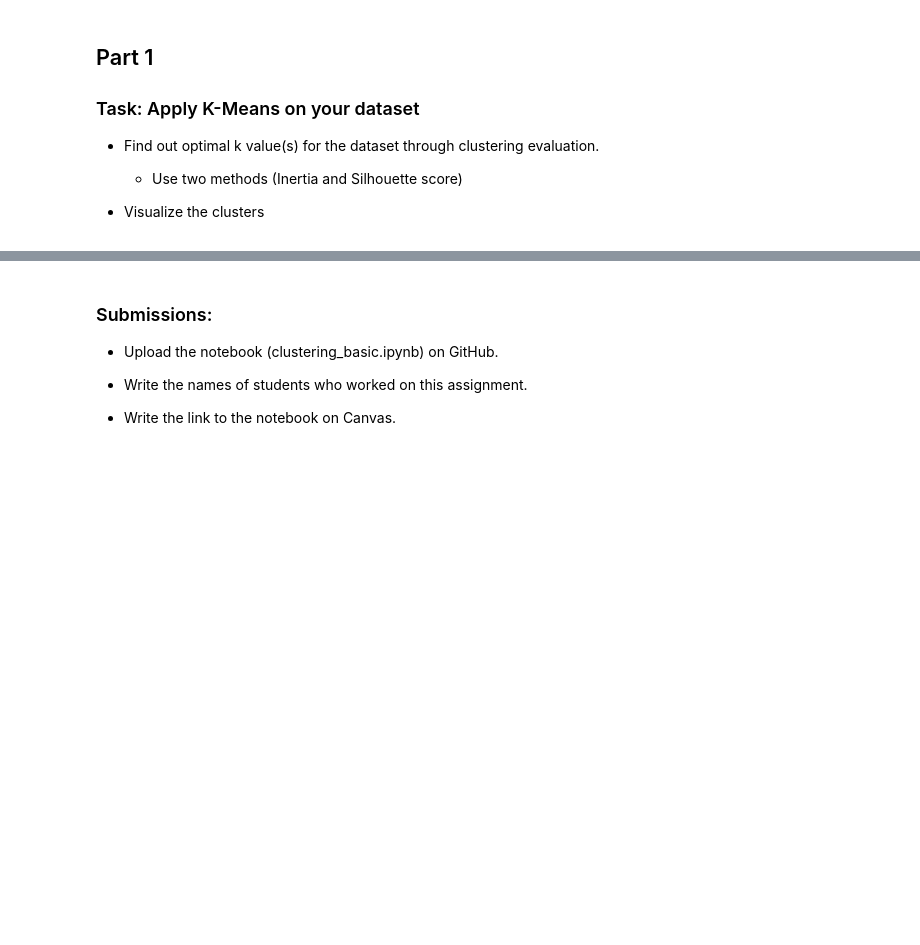
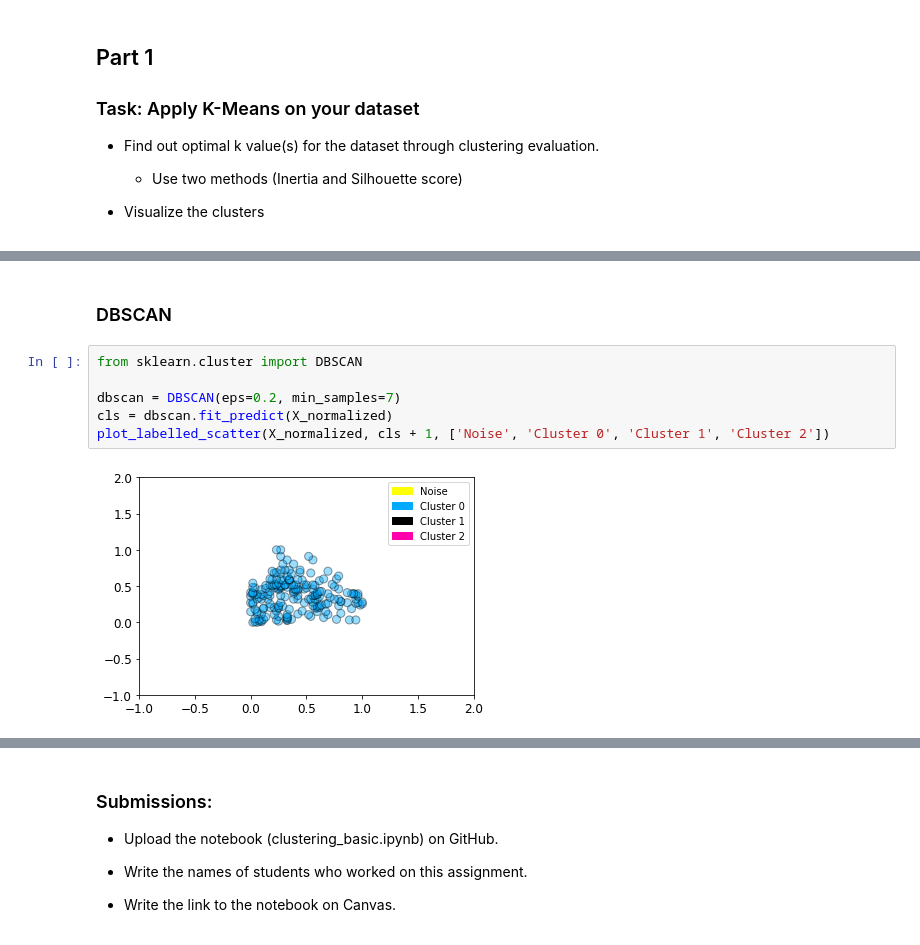
Before and after one commit to sonalidesarda/ClusteringDemo, a Jupyter notebook: clustering_basic.ipynb, the cells around one changed output, grey strips where cells are left out. Cells and saved outputs as stored; diff of their text form; blank space fills up the shorter version.

```diff
--- a/clustering_basic.ipynb
+++ b/clustering_basic.ipynb
@@ -502,0 +726,10 @@ plt.show()
+# %% [markdown]
+### DBSCAN
+# %%
+from sklearn.cluster import DBSCAN
+
+dbscan = DBSCAN(eps=0.2, min_samples=7)
+cls = dbscan.fit_predict(X_normalized)
+plot_labelled_scatter(X_normalized, cls + 1, ['Noise', 'Cluster 0', 'Cluster 1', 'Cluster 2'])
+# %% [output]
+[figure, added]
```
Also changed, not shown: parts of 54 cells of this notebook, 3 other files.
